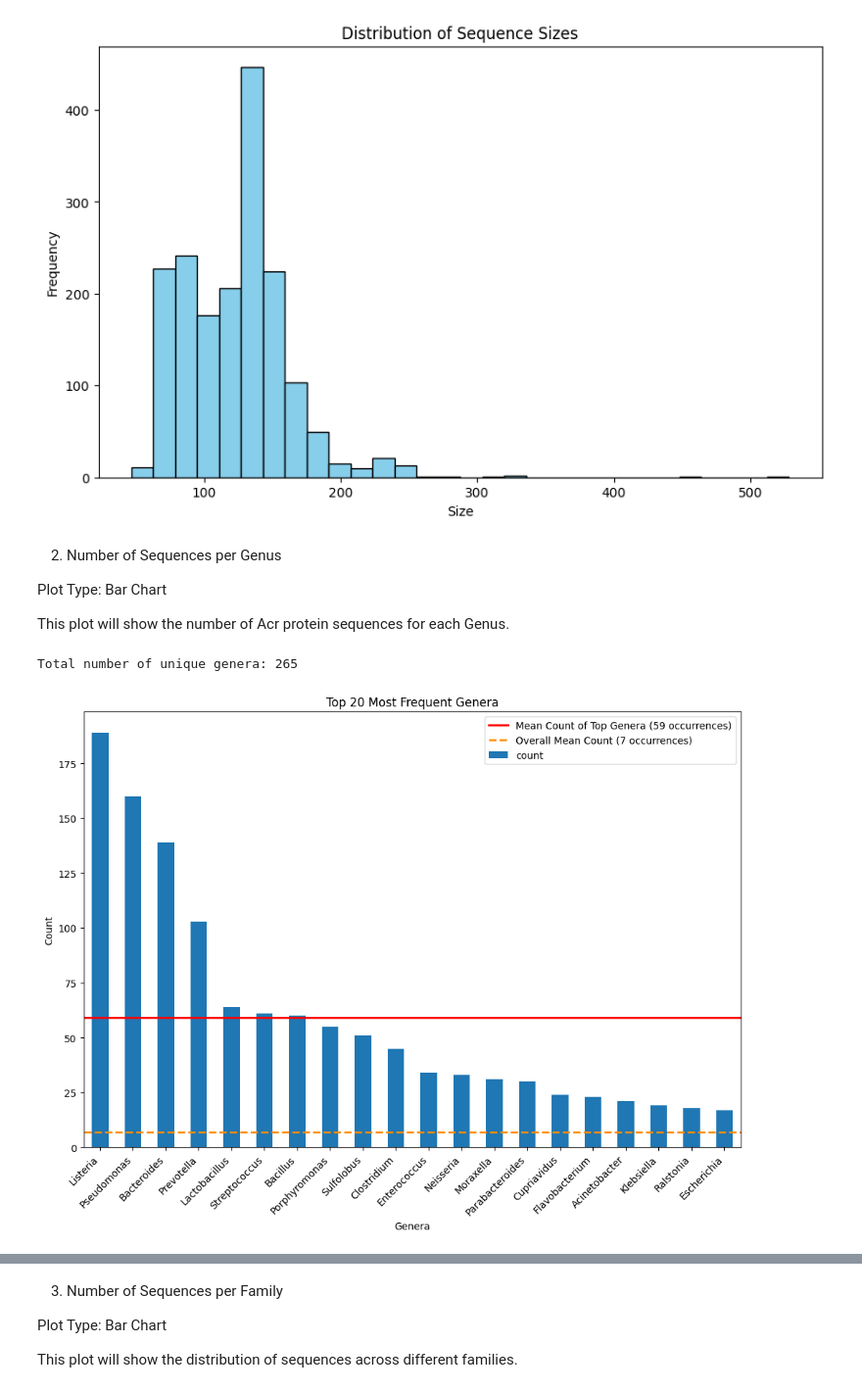
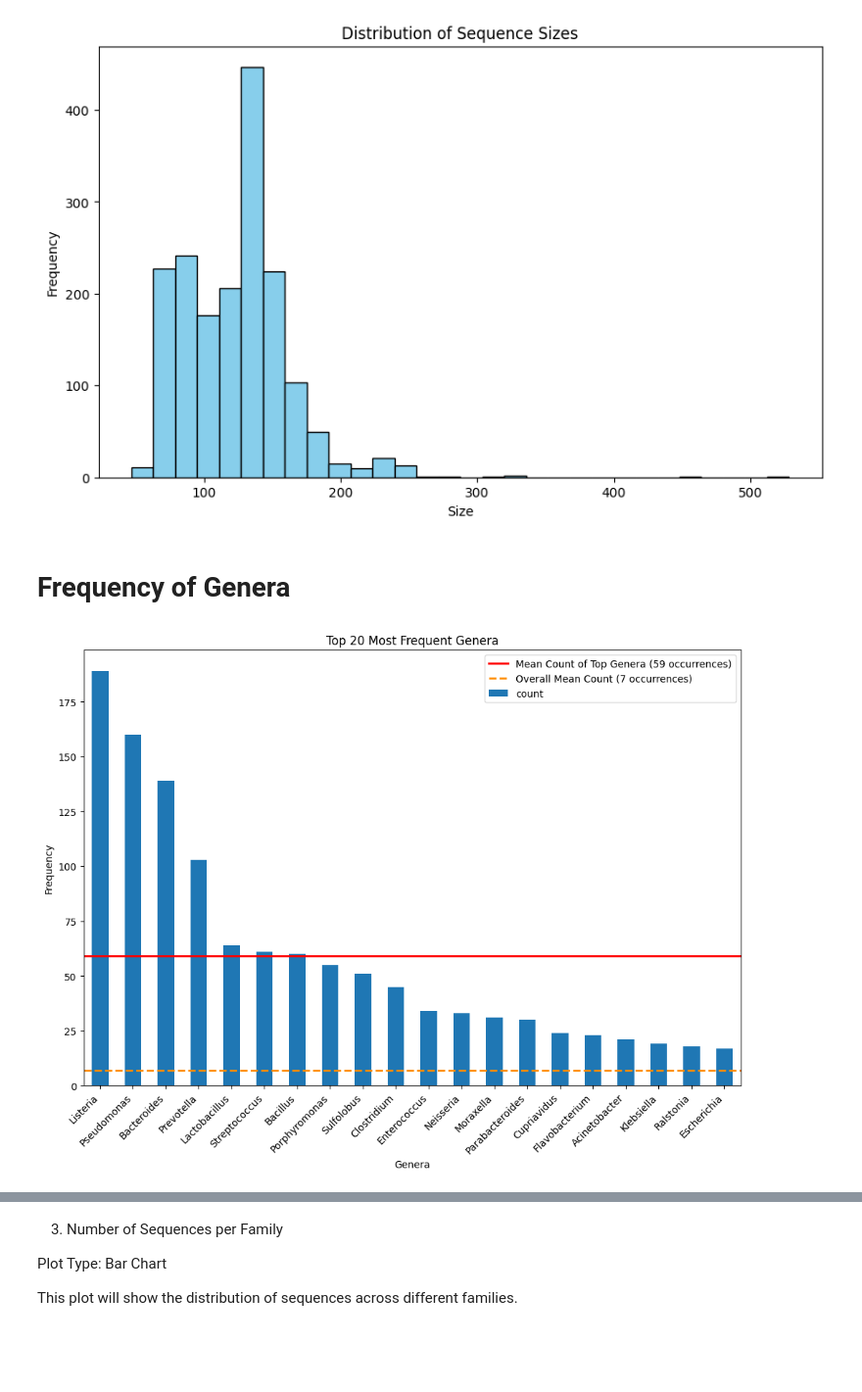
Before and after one commit to ChristianNeitzel/Projeto-Bioinf-PhageAcr, a Jupyter notebook: 3_code_positive_dataset_analysis.ipynb, the cells around one changed output, grey strips where cells are left out. Shown at 98% size. Saved outputs shown, nothing was run; the diff lists cells and outputs as text; code cells hidden in the pictures; blank space fills up the shorter version.

```diff
--- a/3_code_positive_dataset_analysis.ipynb
+++ b/3_code_positive_dataset_analysis.ipynb
@@ -57,44 +169,31 @@ plt.ylabel('Frequency')
 plt.show()
 # %% [output]
 [figure]
-# %% [markdown]
-2. Number of Sequences per Genus
-
-Plot Type: Bar Chart
-
-This plot will show the number of Acr protein sequences for each Genus.
-# %%
-# Total number of unique genera
-total_genera = len(df['Genus'].unique())
-print("Total number of unique genera:", total_genera)
-# %% [output]
-Total number of unique genera: 265
+# %% [markdown]
+# Frequency of Genera
 # %%
-import pandas as pd
-import matplotlib.pyplot as plt
-import seaborn as sns
-
+# Obtain gene counts
 genus_counts = df['Genus'].value_counts()
 
 # Get the top 20 most frequent genera
 top_genera = genus_counts.head(20)
 
 # Calculate the mean count of occurrences of all genera
 overall_mean_count = round(genus_counts.mean())
 
 # Calculate the mean count of occurrences of top genera
 mean_count = round(top_genera.mean())
 
 # Plot the data
 plt.figure(figsize=(12, 8))
 top_genera.plot(kind='bar')  # Use the default color for the bars
 plt.axhline(y=mean_count, color='red', linestyle='-', linewidth=2, label=f'Mean Count of Top Genera ({mean_count} occurrences)')
 plt.axhline(y=overall_mean_count, color='darkorange', linestyle='--', linewidth=2, label=f'Overall Mean Count ({overall_mean_count} occurrences)')
 plt.title('Top 20 Most Frequent Genera')
 plt.xlabel('Genera')
-plt.ylabel('Count')
+plt.ylabel('Frequency')
 plt.xticks(rotation=45, ha='right')  # Rotate x-axis labels by 45 degrees and align them to the right
 plt.legend()
 plt.show()
 # %% [output]
-[figure, old version]
+[figure, new version]
```
Also changed, not shown: parts of 23 cells of this notebook, 2 other files.
